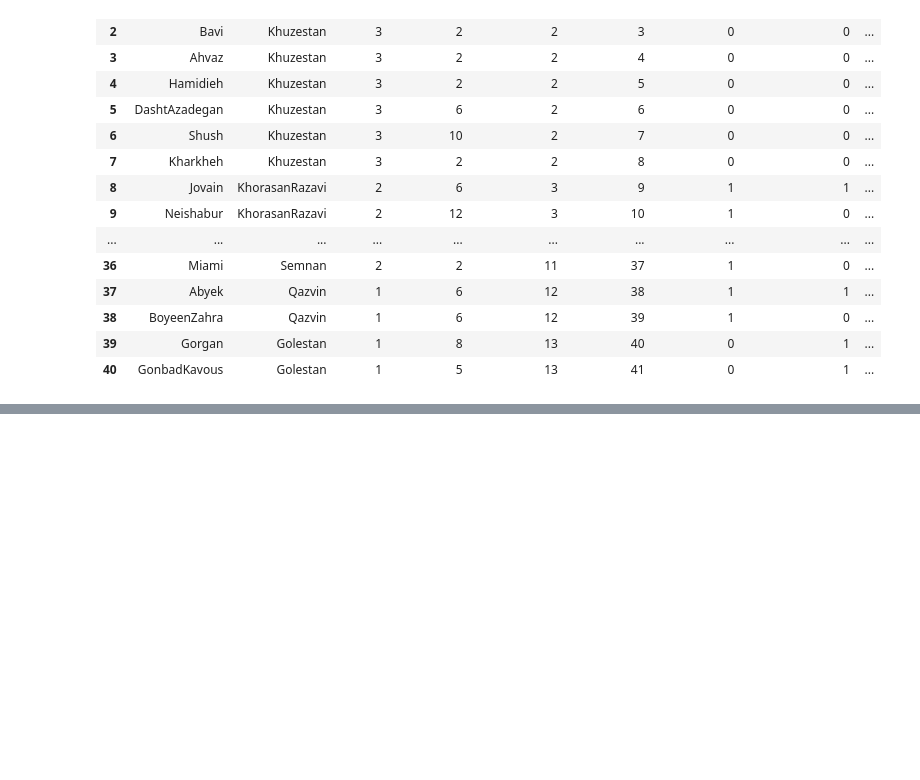
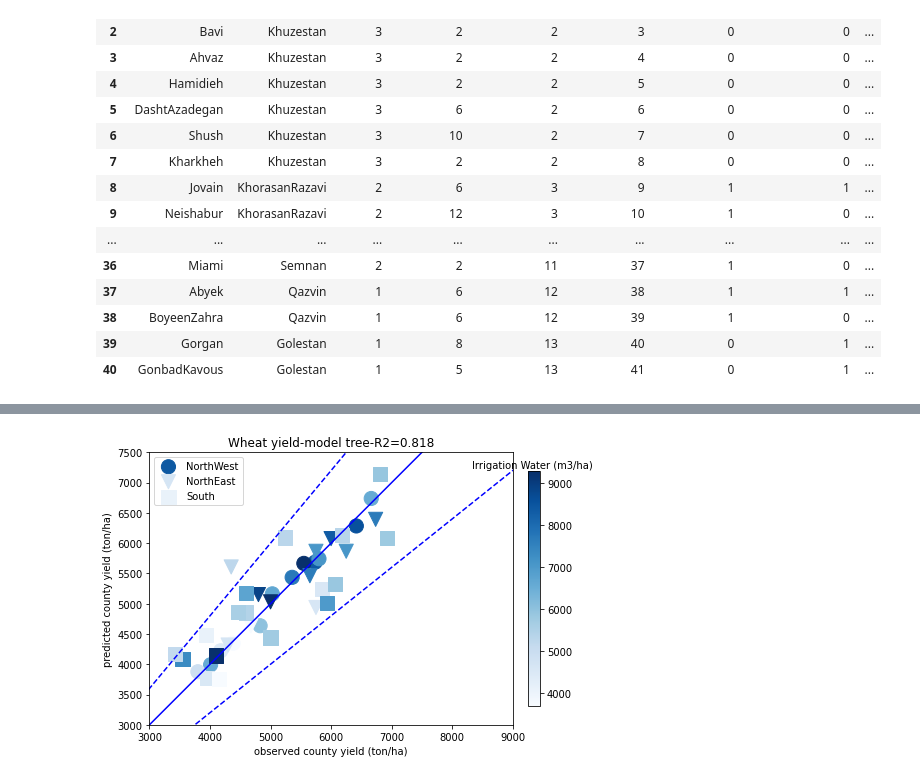
Before and after one commit to DanialAmini/crop-yield, a Jupyter notebook: 2-wheat-yield/wheat_yield_county.ipynb, the cells around one changed output, grey strips where cells are left out. Drawn from its saved outputs; the diff is of its cells as text; code cells hidden in the pictures; blank space fills up the shorter version.

```diff
--- a/2-wheat-yield/wheat_yield_county.ipynb
+++ b/2-wheat-yield/wheat_yield_county.ipynb
@@ -197,3 +220,92 @@ a0 = [0.821, #intercept
      0.252, #volirrig
      0.091, #effrain
      -0.055,] #leech
+# %%
+# parameters:
+#     x10_warmcold
+#     x11_drywet
+#     x13_ecwat
+#     x16_soil
+#     x17_gd
+#     x20_numirrig
+#     x21_volirrig
+#     x22_effrain
+#     x28_leech
+
+
+N=41
+x0=np.zeros((N,1)).ravel()
+x=np.c_[x0,x10_warmcold,x11_drywet,x13_ecwat,x16_soil,x17_gd,x20_numirrig,x21_volirrig,x22_effrain,x28_leech,x5_region]
+
+
+
+#           x1          x2       x3       x4            x5       x6         x7       x8        x9
+# intercept warmcold   drywet    ecwat   soil_texture  gd        numirrig   volirrig effrain   leech
+a0=[0.857,  0.       , 0.        , 0.   , 0.652       ,1.038 ,0.   , 0.111 ,0.094, 0.,
+    1.127 , 0.       ,  0        ,  0.  ,   0.367     , 0.264 , 0.  ,   0.499 , 0.129 , 0.,
+    0.808,  0.       ,    0.      , 0.  ,  -0.024,    0.385,  0.  ,   0.02 ,  0.123,  0. ]
+
+
+
+def func1(a,x):
+
+    x3=(x[:,3]+0.5)/8 #ecwat
+    x4=x[:,4]/3 #soiltexture
+    x5=x[:,5]/3 #gdays
+    x6=x[:,6]/12 #numirrig
+    x7=x[:,7]/10000 #volirrig
+    x8=x[:,8]/350 #effrain
+    x9=1+x[:,9]/100 #leech
+    x10=x5_region
+
+    #power function
+    j=0
+    temp0=8000*a[j+0]*x3**a[j+3]*x4**a[j+4]*x5**a[j+5]*x7**(a[j+6]+a[j+1]*x7+a[j+2]*x3+a[j+9]*x4)*x6**a[j+7]*x8**a[j+8]
+    j=10
+    temp1=8000*a[j+0]*x3**a[j+3]*x4**a[j+4]*x5**a[j+5]*x7**(a[j+6]+a[j+1]*x7+a[j+2]*x3+a[j+9]*x4)*x6**a[j+7]*x8**a[j+8]
+    j=20
+    temp2=8000*a[j+0]*x3**a[j+3]*x4**a[j+4]*x5**a[j+5]*x7**(a[j+6]+a[j+1]*x7+a[j+2]*x3+a[j+9]*x4)*x6**a[j+7]*x8**a[j+8]
+
+    #linear function
+    #j=0
+    #temp0=8000*a[j+0]+a[j+3]*x3+x4*a[j+4]+x5*a[j+5]+x6*a[j+6]+x7*a[j+7]+x8*a[j+8]+a[j+2]*np.sqrt(x6)
+    #j=10
+    #temp1=8000*a[j+0]+a[j+3]*x3+x4*a[j+4]+x5*a[j+5]+x6*a[j+6]+x7*a[j+7]+x8*a[j+8]+a[j+2]*np.sqrt(x6)
+    #j=20
+    #temp2=8000*a[j+0]+a[j+3]*x3+x4*a[j+4]+x5*a[j+5]+x6*a[j+6]+x7*a[j+7]+x8*a[j+8]+a[j+2]*np.sqrt(x6)
+
+
+    temp=x4*0
+    temp[x10==1]=temp0[x10==1]
+    temp[x10==2]=temp1[x10==2]
+    temp[x10==3]=temp2[x10==3]
+
+    return temp
+
+func2= lambda a: np.dot(y-func1(a,x),y-func1(a,x))/2500
+res = minimize(func2,a0)
+a0=np.round(res.x,3)
+print(a0)
+y_hat_lin1=func1(a0,x)
+
+fig = plt.figure()
+ax = fig.add_subplot(111)
+fig.set_size_inches(7, 7)
+#ax.scatter(y, y_hat_lin1, color = 'red')
+marker_=['o','v','s']
+m=ax.scatter(y[x5_region==1], y_hat_lin1[x5_region==1], marker='o',c=x21_volirrig[x5_region==1],cmap='Blues',s=200,label='NorthWest')
+m=ax.scatter(y[x5_region==2], y_hat_lin1[x5_region==2], marker='v',c=x21_volirrig[x5_region==2],cmap='Blues',s=200,label='NorthEast')
+m=ax.scatter(y[x5_region==3], y_hat_lin1[x5_region==3], marker='s',c=x21_volirrig[x5_region==3],cmap='Blues',s=200,label='South')
+cbar=fig.colorbar(m,fraction=0.03, pad=0.04)
+cbar.set_label('Irrigation Water (m3/ha)', rotation=0,labelpad=-40, y=1.05,)
+ax.plot(np.array([0,10000]),np.array([0,10000]), 'b-')
+ax.plot(np.array([10000,0,10000]),np.array([12000,0,8000]), 'b--')
+ax.legend()
+ax.set_xlabel('observed county yield (ton/ha)')
+ax.set_ylabel('predicted county yield (ton/ha)')
+ax.set_xlim(left=3000,right=9000)
+ax.set_ylim(bottom=3000,top=7500)
+ax.set_aspect('equal')
+ax.set_title("Wheat yield-model tree-R2="+str(np.round(r2_score(y,y_hat_lin1),3)))
+fig.savefig('county_yield_wheat_modeltree.png', dpi=300)
+# %% [output]
@@ -199,0 +315 @@ a0 = [0.821, #intercept
+[figure, added]
```
Also changed, not shown: parts of 7 cells of this notebook, 6 other files.
